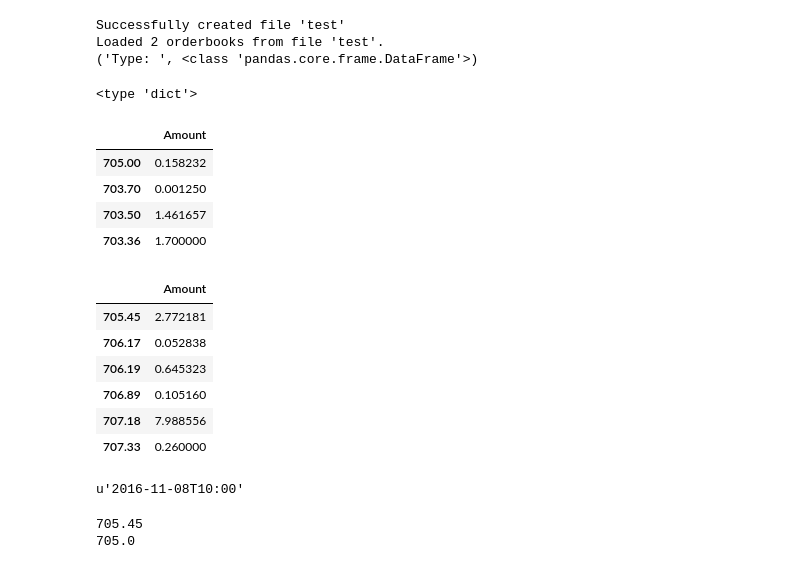
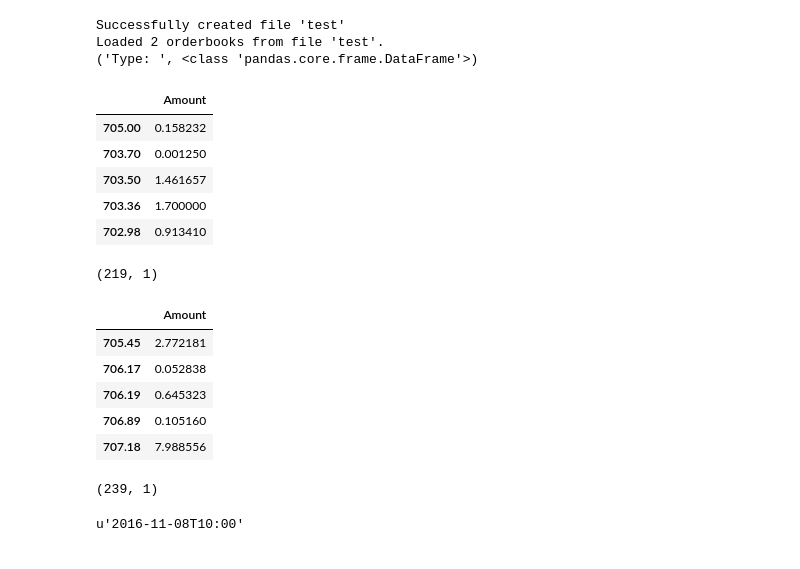
Before and after one commit to axelperschmann/orderbook_agent, a Jupyter notebook: 1_version2/1_extract_orderbooks.ipynb, the cells around one changed output. Cells and saved outputs as stored; diff of their text form; code cells hidden in the pictures.

```diff
--- a/1_version2/1_extract_orderbooks.ipynb
+++ b/1_version2/1_extract_orderbooks.ipynb
@@ -48,29 +48,25 @@ Loaded 2 orderbooks from file 'test'.
 ('Type: ', <class 'pandas.core.frame.DataFrame'>)
 # %%
 orderbook = data[0]
-print(type(orderbook))
-display(orderbook['bids'])
-display(orderbook['asks'])
-display(orderbook['timestamp'])
+
+display(orderbook.bids.head())
+display(orderbook.bids.shape)
+display(orderbook.asks.head())
+display(orderbook.asks.shape)
+display(orderbook.timestamp)
 # %% [output]
+|  | Amount |
+| 705.00 | 0.158232 |
+| 703.70 | 0.001250 |
+| 703.50 | 1.461657 |
+| 703.36 | 1.700000 |
+| 702.98 | 0.913410 |
-<type 'dict'>
+(219, 1)
-|  | Amount |
-| 705.00 | 0.158232 |
-| 703.70 | 0.001250 |
-| 703.50 | 1.461657 |
-| 703.36 | 1.700000 |
 |  | Amount |
 | 705.45 | 2.772181 |
 | 706.17 | 0.052838 |
 | 706.19 | 0.645323 |
 | 706.89 | 0.105160 |
 | 707.18 | 7.988556 |
-| 707.33 | 0.260000 |
-u'2016-11-08T10:00'
+(239, 1)
+u'2016-11-08T10:00'
-# %%
-orderbook = data[0]
-print(get_ask(orderbook))
-print(get_bid(orderbook))
-# %% [output]
-705.45
-705.0
```
Also changed, not shown: parts of 4 cells of this notebook, 2 other files.
